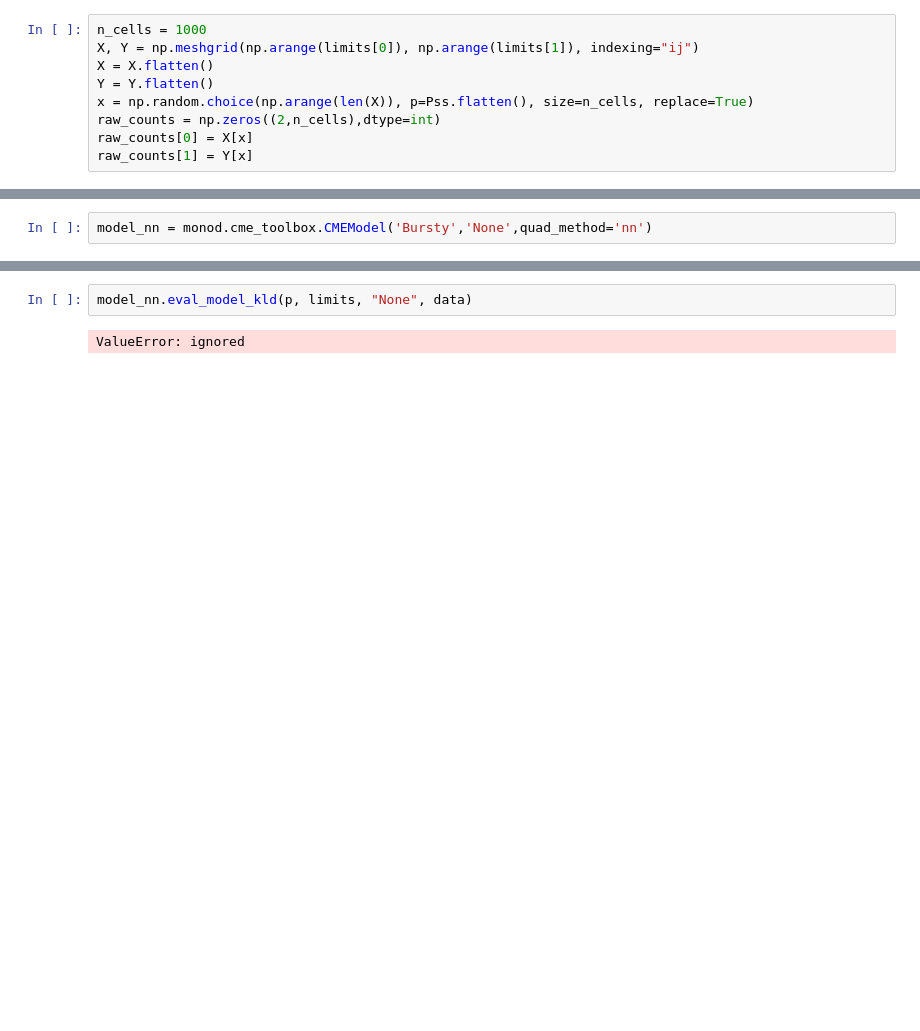
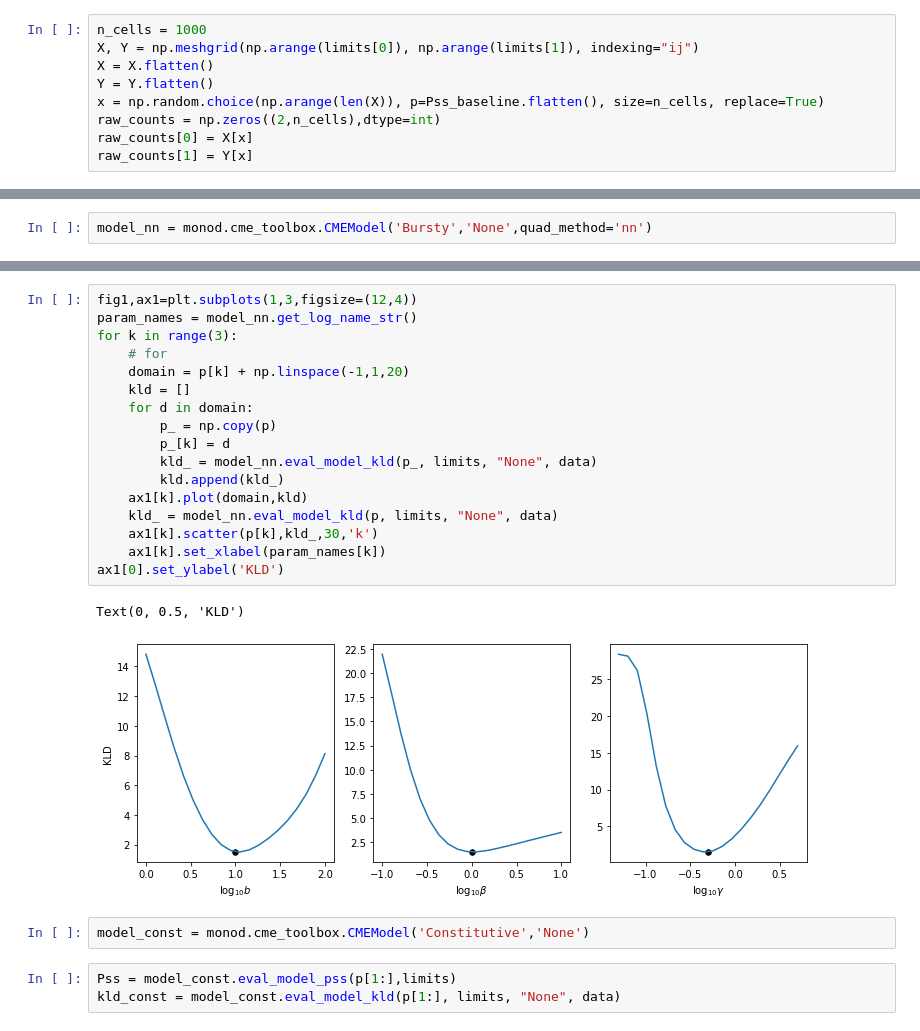
Before and after one commit to pachterlab/monod, a Jupyter notebook: nn_integration.ipynb, the cells around one changed output, grey strips where cells are left out. Saved outputs shown, nothing was run; the diff lists cells and outputs as text; blank space fills up the shorter version.

```diff
--- a/nn_integration.ipynb
+++ b/nn_integration.ipynb
@@ -43,7 +47,7 @@ n_cells = 1000
 X, Y = np.meshgrid(np.arange(limits[0]), np.arange(limits[1]), indexing="ij")
 X = X.flatten()
 Y = Y.flatten()
-x = np.random.choice(np.arange(len(X)), p=Pss.flatten(), size=n_cells, replace=True)
+x = np.random.choice(np.arange(len(X)), p=Pss_baseline.flatten(), size=n_cells, replace=True)
 raw_counts = np.zeros((2,n_cells),dtype=int)
 raw_counts[0] = X[x]
 raw_counts[1] = Y[x]
@@ -96,4 +104,25 @@ ValueError: ignored
+# %%
+fig1,ax1=plt.subplots(1,3,figsize=(12,4))
+param_names = model_nn.get_log_name_str()
+for k in range(3):
+    # for
+    domain = p[k] + np.linspace(-1,1,20)
+    kld = []
+    for d in domain:
+        p_ = np.copy(p)
+        p_[k] = d
+        kld_ = model_nn.eval_model_kld(p_, limits, "None", data)
+        kld.append(kld_)
+    ax1[k].plot(domain,kld)
+    kld_ = model_nn.eval_model_kld(p, limits, "None", data)
+    ax1[k].scatter(p[k],kld_,30,'k')
+    ax1[k].set_xlabel(param_names[k])
+ax1[0].set_ylabel('KLD')
+# %% [output]
+Text(0, 0.5, 'KLD')
+[figure, added]
+# %%
+model_const = monod.cme_toolbox.CMEModel('Constitutive','None')
 # %%
-model_nn.eval_model_kld(p, limits, "None", data)
+Pss = model_const.eval_model_pss(p[1:],limits)
+kld_const = model_const.eval_model_kld(p[1:], limits, "None", data)
-# %% [output]
-ValueError: ignored
```
Also changed, not shown: parts of 15 cells of this notebook.
